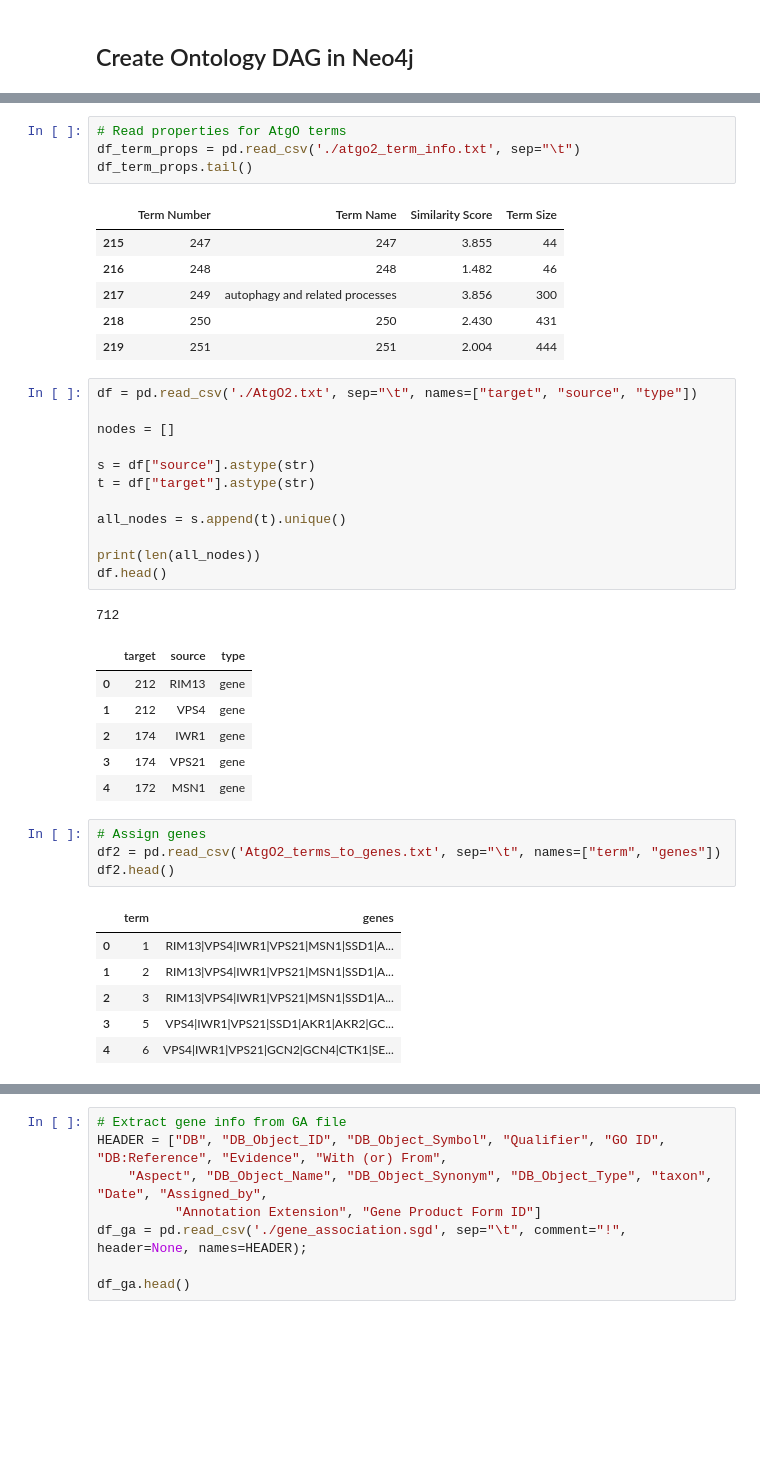
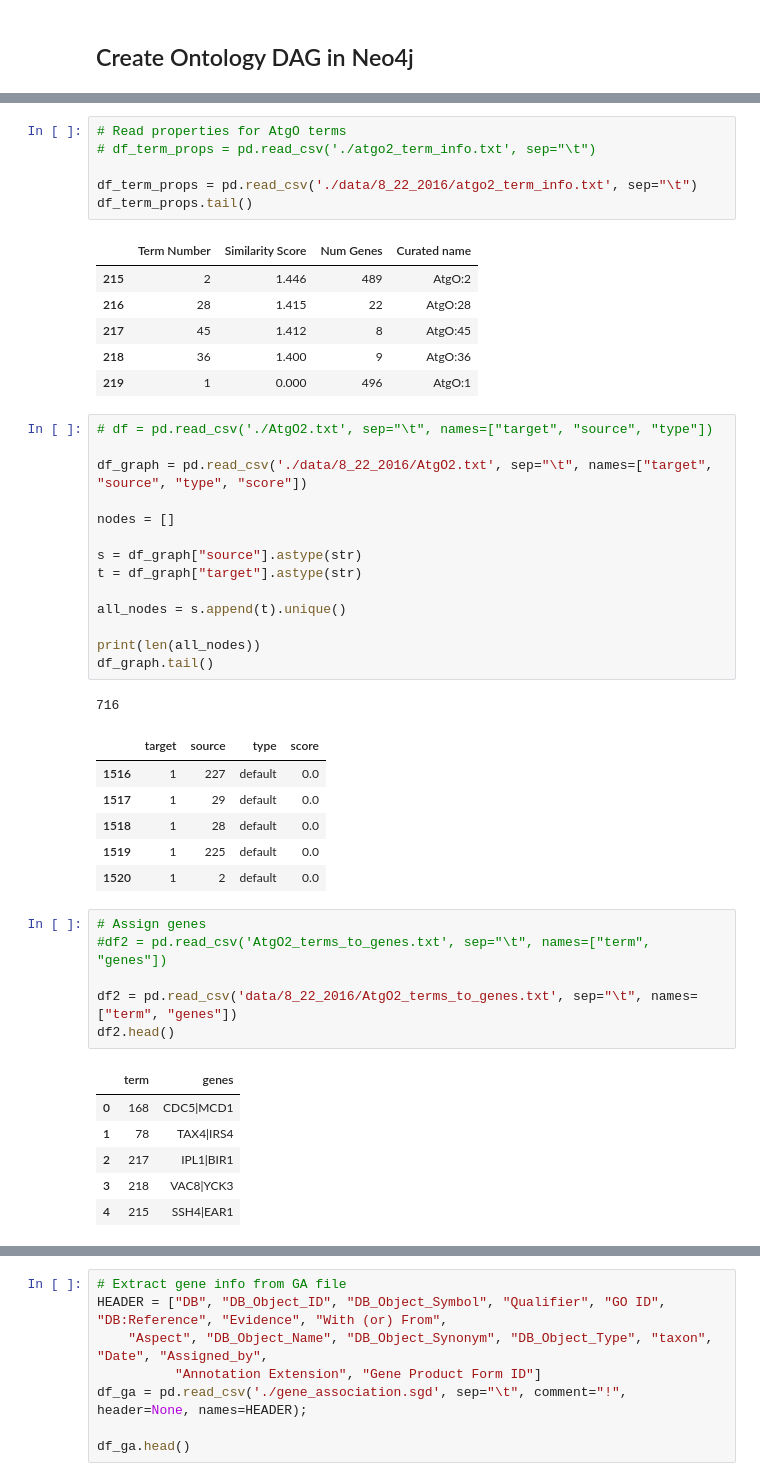
Before and after one commit to Synergetic-ai/ontology-data-generators, a Jupyter notebook: neo4j_database_builder-final.ipynb, the cells around one changed output, grey strips where cells are left out. Drawn from its saved outputs; the diff is of its cells as text; blank space fills up the shorter version.

```diff
--- a/neo4j_database_builder-final.ipynb
+++ b/neo4j_database_builder-final.ipynb
@@ -43,45 +66,51 @@ Index(Node, 'http://localhost:7474/db/data/index/node/Vertex')
 # %%
 # Read properties for AtgO terms
-df_term_props = pd.read_csv('./atgo2_term_info.txt', sep="\t")
+# df_term_props = pd.read_csv('./atgo2_term_info.txt', sep="\t")
+
+df_term_props = pd.read_csv('./data/8_22_2016/atgo2_term_info.txt', sep="\t")
 df_term_props.tail()
 # %% [output]
-|  | Term Number | Term Name | Similarity Score | Term Size |
-| 215 | 247 | 247 | 3.855 | 44 |
-| 216 | 248 | 248 | 1.482 | 46 |
-| 217 | 249 | autophagy and related processes | 3.856 | 300 |
-| 218 | 250 | 250 | 2.430 | 431 |
-| 219 | 251 | 251 | 2.004 | 444 |
+|  | Term Number | Similarity Score | Num Genes | Curated name |
+| 215 | 2 | 1.446 | 489 | AtgO:2 |
+| 216 | 28 | 1.415 | 22 | AtgO:28 |
+| 217 | 45 | 1.412 | 8 | AtgO:45 |
+| 218 | 36 | 1.400 | 9 | AtgO:36 |
+| 219 | 1 | 0.000 | 496 | AtgO:1 |
 # %%
-df = pd.read_csv('./AtgO2.txt', sep="\t", names=["target", "source", "type"])
+# df = pd.read_csv('./AtgO2.txt', sep="\t", names=["target", "source", "type"])
+
+df_graph = pd.read_csv('./data/8_22_2016/AtgO2.txt', sep="\t", names=["target", "source", "type", "score"])
 
 nodes = []
 
-s = df["source"].astype(str)
-t = df["target"].astype(str)
+s = df_graph["source"].astype(str)
+t = df_graph["target"].astype(str)
 
 all_nodes = s.append(t).unique()
 
 print(len(all_nodes))
-df.head()
+df_graph.tail()
 # %% [output]
-712
+716
-|  | target | source | type |
-| 0 | 212 | RIM13 | gene |
-| 1 | 212 | VPS4 | gene |
-| 2 | 174 | IWR1 | gene |
-| 3 | 174 | VPS21 | gene |
-| 4 | 172 | MSN1 | gene |
+|  | target | source | type | score |
+| 1516 | 1 | 227 | default | 0.0 |
+| 1517 | 1 | 29 | default | 0.0 |
+| 1518 | 1 | 28 | default | 0.0 |
+| 1519 | 1 | 225 | default | 0.0 |
+| 1520 | 1 | 2 | default | 0.0 |
 # %%
 # Assign genes
-df2 = pd.read_csv('AtgO2_terms_to_genes.txt', sep="\t", names=["term", "genes"])
+#df2 = pd.read_csv('AtgO2_terms_to_genes.txt', sep="\t", names=["term", "genes"])
+
+df2 = pd.read_csv('data/8_22_2016/AtgO2_terms_to_genes.txt', sep="\t", names=["term", "genes"])
 df2.head()
 # %% [output]
 |  | term | genes |
-| 0 | 1 | RIM13|VPS4|IWR1|VPS21|MSN1|SSD1|A... |
-| 1 | 2 | RIM13|VPS4|IWR1|VPS21|MSN1|SSD1|A... |
-| 2 | 3 | RIM13|VPS4|IWR1|VPS21|MSN1|SSD1|A... |
-| 3 | 5 | VPS4|IWR1|VPS21|SSD1|AKR1|AKR2|GC... |
-| 4 | 6 | VPS4|IWR1|VPS21|GCN2|GCN4|CTK1|SE... |
+| 0 | 168 | CDC5|MCD1 |
+| 1 | 78 | TAX4|IRS4 |
+| 2 | 217 | IPL1|BIR1 |
+| 3 | 218 | VAC8|YCK3 |
+| 4 | 215 | SSH4|EAR1 |
 # %%
 assigned_genes = {}
 
```
Also changed, not shown: parts of 12 cells of this notebook, 10 other files.
